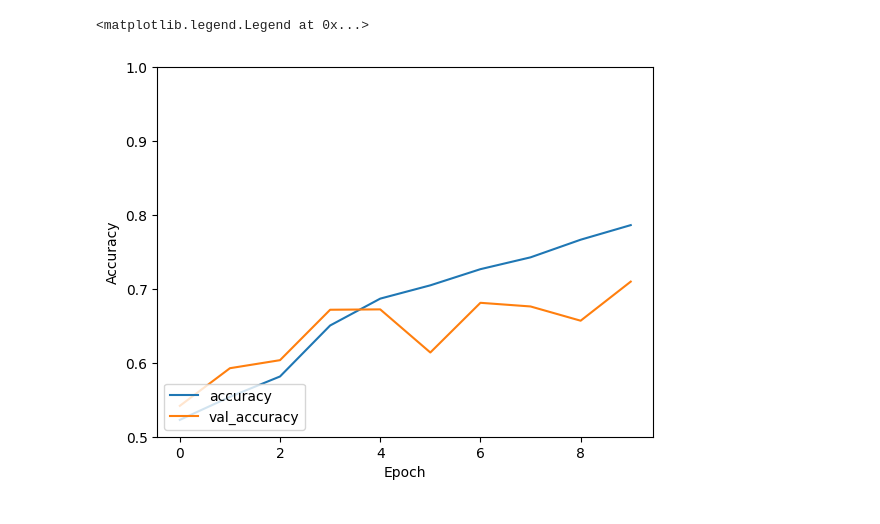
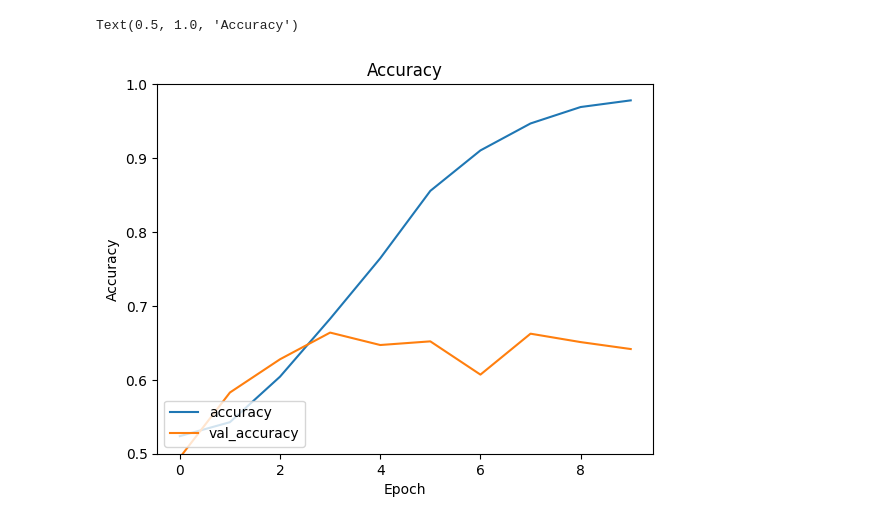
Before and after one commit to MeepMe3p/What-Is-Life, a Jupyter notebook: Practice2/notebooks/model.ipynb, the cells around one changed output. Cells and saved outputs as stored; diff of their text form; code cells hidden in the pictures.

```diff
--- a/Practice2/notebooks/model.ipynb
+++ b/Practice2/notebooks/model.ipynb
@@ -46,0 +53,3 @@ array([[[[0.1569  , 0.1726  , 0.153   ],
+# %%
+train_dataset = Dataset.load('../data/tfdata/saved_training')
+test_dataset = Dataset.load('../data/tfdata/saved_testing')
@@ -47,17 +58,32 @@ array([[[[0.1569  , 0.1726  , 0.153   ],
 # %%
 # model architecture(?) structure(?) baw
+
+# Enable memory fragmentation mitigation
+os.environ['TF_GPU_ALLOCATOR'] = 'cuda_malloc_async'
+
+# Use mixed precision
+# https://keras.io/api/mixed_precision/
+set_global_policy('mixed_float16')
+
+# Clear GPU memory
+tf.keras.backend.clear_session()
+
 model = Sequential()
 
-model.add(Conv2D(64,(3,3),activation='relu',input_shape = (224,224,3)))
-model.add(MaxPooling2D(2,2))
-model.add(Conv2D(32,(3,3),activation ='relu'))
-model.add(MaxPooling2D(2,2))
-model.add(Conv2D(64, (3, 3), activation='relu'))
+with tf.device('/GPU:0'):
+    # model.add(Input(shape = (224,224,3)))
+    model.add(Input(shape = (150,150,3)))
+    model.add(Conv2D(32,(3,3),activation='relu'))
+    model.add(MaxPooling2D(2,2))
+    model.add(Conv2D(32,(3,3),activation ='relu'))
+    model.add(MaxPooling2D(2,2))
+    model.add(Conv2D(32, (3, 3), activation='relu'))
 
-model.add(Flatten())
-model.add(Dense(64, activation='relu', kernel_regularizer=l2(0.001)))
-# model.add(Dense(32, activation='relu'))
-model.add(Dense(1,activation='sigmoid'))
+    model.add(Flatten())
+    model.add(Dense(32, activation='relu', kernel_regularizer=0.001))
+    # model.add(Dense(32, activation='relu'))
+    model.add(Dense(1,activation='sigmoid'))
+
 
 model.summary()
 # %% [output]
@@ -83,8 +113,10 @@ _________________________________________________________________
 
 model.compile(optimizer='adam',loss = 'binary_crossentropy',metrics = ['accuracy'])
 
-history = model.fit(x_train,y_train,epochs=10,batch_size = 10,validation_data = (x_test,y_test))
+history = model.fit(train_dataset,epochs=10,batch_size = 16,validation_data = test_dataset, verbose = 1)
+# history = model.fit(xx,yy,epochs=2,batch_size = 5, verbose = 1)
 
-_, accuracy = model.evaluate(x_test,y_test)
+
+_, accuracy = model.evaluate(test_dataset)
 print("Accuracy: %.2f" % (accuracy*100))
 # %% [output]
@@ -108,12 +143,12 @@ Accuracy: 70.98
 # %%
 plt.plot(history.history['accuracy'], label='accuracy')
 plt.plot(history.history['val_accuracy'], label = 'val_accuracy')
 plt.xlabel('Epoch')
 plt.ylabel('Accuracy')
 plt.ylim([0.5, 1])
 plt.legend(loc='lower left')
-
+plt.title("Accuracy")
 # test_loss, test_acc = model.evaluate(x_test,  y_test, verbose=2)
 # %% [output]
-<matplotlib.legend.Legend at 0x...>
+Text(0.5, 1.0, 'Accuracy')
-[figure, old version]
+[figure, new version]
```
Also changed, not shown: parts of 11 cells of this notebook, 4 other files.
